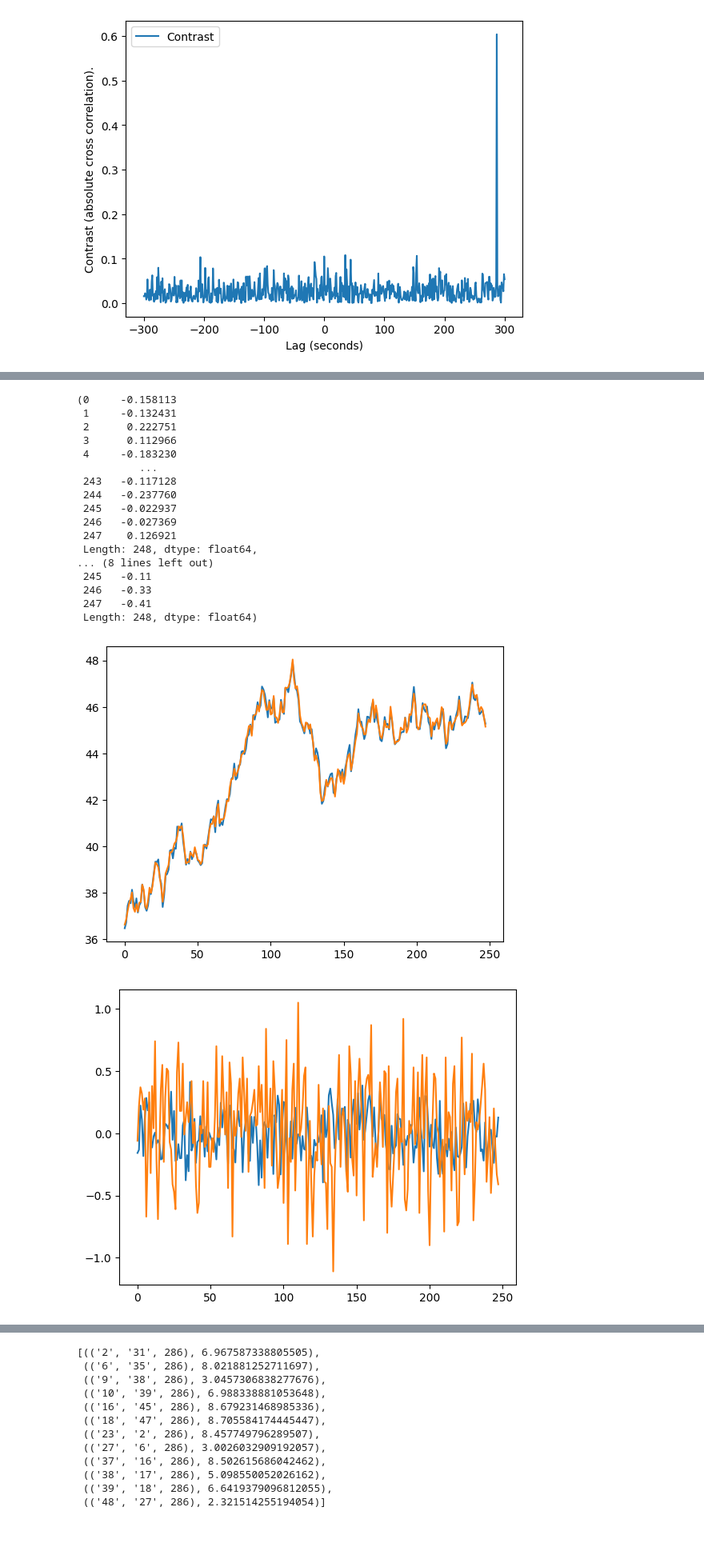
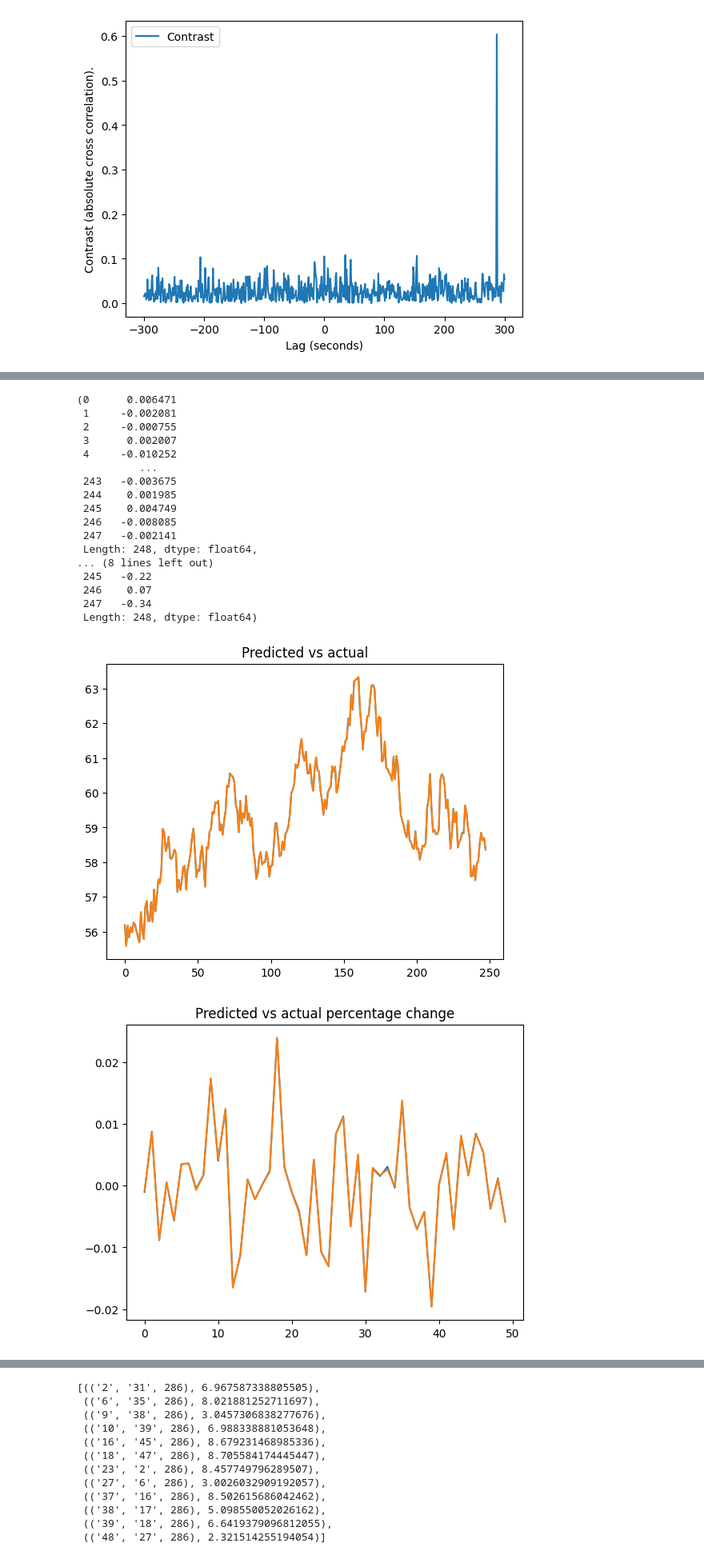
Before and after one commit to Troppydash/algothon, a Jupyter notebook: da/khang_leadlag.ipynb, the cells around one changed output, grey strips where cells are left out. Shown at 80% size. Cells and saved outputs as stored; diff of their text form; code cells hidden in the pictures; blank space fills up the shorter version.

Commit message:
Add some graph producer code for the slides

```diff
--- a/da/khang_leadlag.ipynb
+++ b/da/khang_leadlag.ipynb
@@ -14,8 +14,8 @@ from datetime import datetime, timedelta
 # %%
 df = pd.read_csv("../prices.txt", sep='\s+', header=None, index_col=None)
 df.rename(columns=lambda c: str(c), inplace=True)
-df["time"] = [datetime(2022, 1, 1, 12, 0, 0) - timedelta(seconds=i) for i in range(df.shape[0])]
-df.set_index("time", inplace=True)
+# df["time"] = [datetime(2022, 1, 1, 12, 0, 0) + timedelta(seconds=i) for i in range(df.shape[0])]
+# df.set_index("time", inplace=True)
 df.describe()
 # %% [output]
 |  | 0 | 1 | 2 | 3 | 4 | 5 | 6 | 7 | 8 | 9 | ... | ... |
@@ -228,7 +233,10 @@ def test_error(sharePredict, indices, lags, printing=False):
     actuals = []
 
     actual_changes = []
+    actual_percentage = []
+
     predict_changes = []
+    predict_percentage = []
 
     for i in range(751, 999):
         actual_values = df[sharePredict].values
@@ -239,15 +247,18 @@ def test_error(sharePredict, indices, lags, printing=False):
 
         # predict = predict_next(df, sharePredict, indices, lags, shift, i)[-1]
 
-
         actual = actual_values[i+1]
         error = predict - actual
 
         errors.append(error)
         actuals.append(actual)
         predictValues.append(predict)
+
         actual_changes.append(actual - actual_values[i])
         predict_changes.append(predict - actual_values[i])
+
+        actual_percentage.append((actual - actual_values[i])/actual_values[i])
+        predict_percentage.append(predict_change)
 
     actuals = pd.Series(actuals)
     errors = pd.Series(errors)
@@ -259,15 +270,24 @@ def test_error(sharePredict, indices, lags, printing=False):
         print(actual_changes.mean(), actual_changes.std())
         print("MSE error", math.sqrt((error * error).mean()))
 
-
+        plt.figure()
+        plt.title("Predicted vs actual")
+        sns.lineplot(actuals)
         sns.lineplot(predictValues)
-        sns.lineplot(actuals)
 
         plt.figure()
+        plt.title("Predicted vs actual percentage change")
+        sns.lineplot(actual_percentage[-50:])
+        sns.lineplot(predict_percentage[-50:])
+
+
+        plt.figure()
+        plt.title("Null vs Lead-lag error")
+        plt.plot(actual_changes)
         plt.plot(errors)
-        plt.plot(actual_changes)
+
 
     return(errors, actual_changes)
 
-test_error("48", [str(i) for i in range(50)], np.array([1, 286, 287, 288]), printing=True)
+test_error("7", [str(i) for i in range(50)], np.array([1, 285, 286, 287]), printing=True)
 # %% [output]
@@ -278,19 +298,19 @@ MSE error 0.12692058031773001
-(0     -0.158113
- 1     -0.132431
- 2      0.222751
- 3      0.112966
- 4     -0.183230
+(0      0.006471
+ 1     -0.002081
+ 2     -0.000755
+ 3      0.002007
+ 4     -0.010252
           ...
- 243   -0.117128
- 244   -0.237760
- 245   -0.022937
- 246   -0.027369
- 247    0.126921
+ 243   -0.003675
+ 244    0.001985
+ 245    0.004749
+ 246   -0.008085
+ 247   -0.002141
  Length: 248, dtype: float64,
 ... (8 lines left out)
- 245   -0.11
- 246   -0.33
- 247   -0.41
+ 245   -0.22
+ 246    0.07
+ 247   -0.34
  Length: 248, dtype: float64)
-[figure, old version]
+[figure, new version]
-[figure, old version]
+[figure, new version]
```
Also changed, not shown: parts of 5 cells of this notebook, 4 other files.
